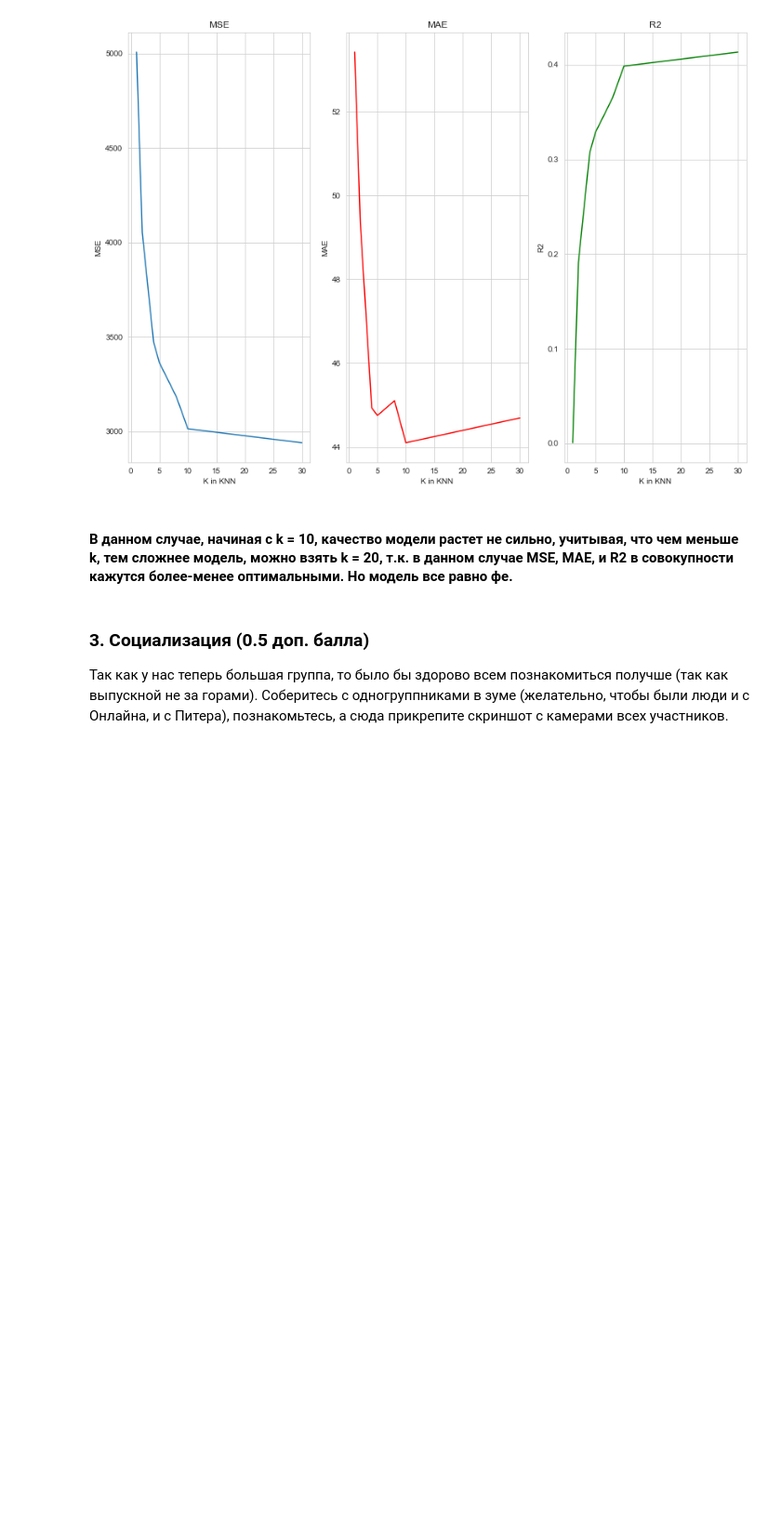
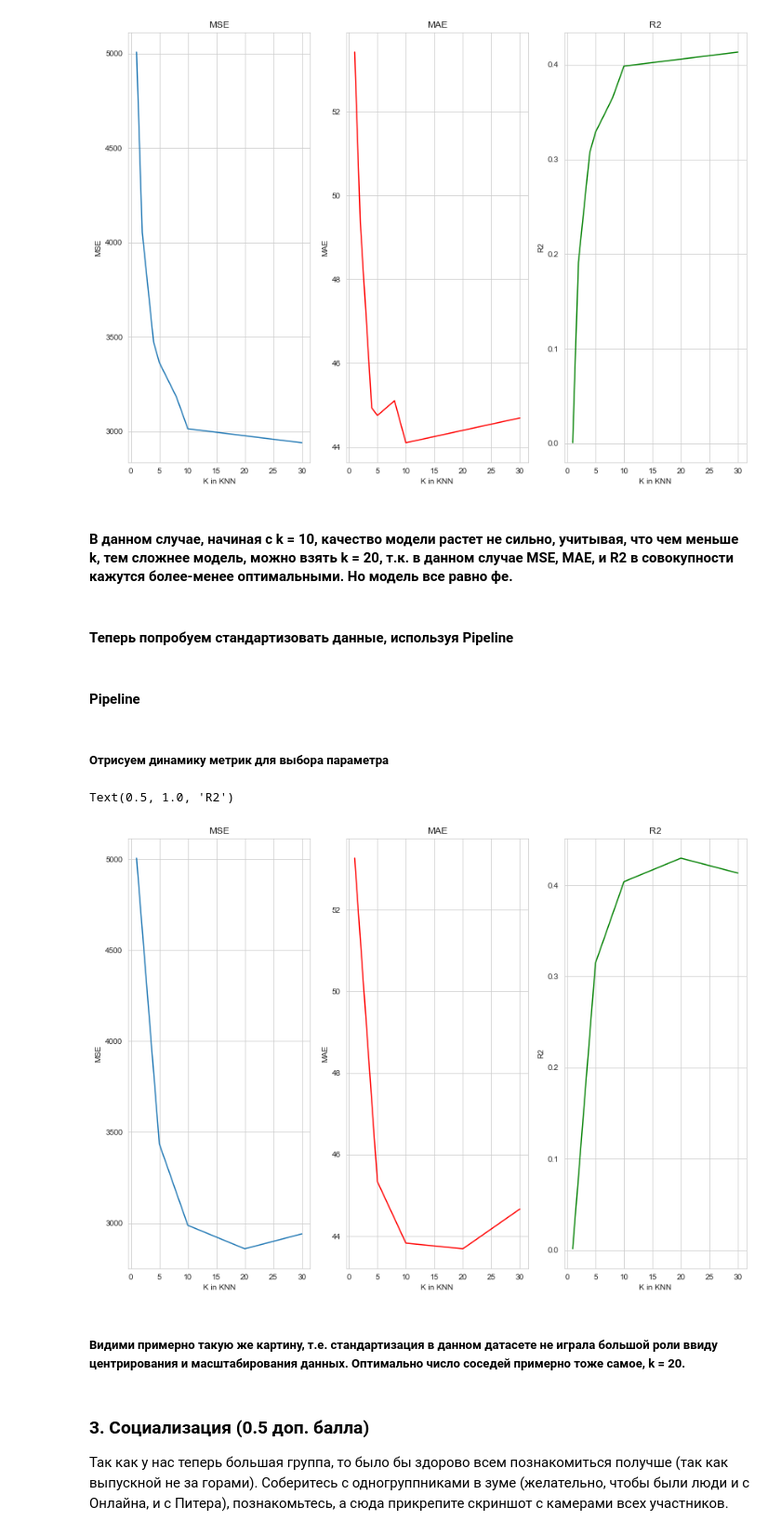
Before and after one commit to immbiochem/BI_ML_2021, a Jupyter notebook: kNN/code_folder/KNN.ipynb, the cells around one changed output. Shown at 93% size. Drawn from its saved outputs; the diff is of its cells as text; code cells hidden in the pictures; blank space fills up the shorter version.

```diff
--- a/kNN/code_folder/KNN.ipynb
+++ b/kNN/code_folder/KNN.ipynb
@@ -758,3 +756,5 @@ Text(0.5, 1.0, 'R2')
 [figure]
 # %% [markdown]
 #### В данном случае, начиная с k = 10, качество модели растет не сильно, учитывая, что чем меньше k, тем сложнее модель, можно взять k = 20, т.к. в данном случае MSE, MAE, и R2 в совокупности кажутся более-менее оптимальными. Но модель все равно фе.
+# %% [markdown]
+#### Теперь попробуем стандартизовать данные, используя Pipeline
@@ -761,3 +765,52 @@ Text(0.5, 1.0, 'R2')
+# %% [markdown]
+#### Pipeline
+# %%
+num_cols = list(X.columns)
+preprocessor = ColumnTransformer(transformers=[
+    ("scaler", StandardScaler(), num_cols)])
+
+n_neighbors = [1, 5, 10, 20, 30]
+metrics_r2 = []
+metrics_mse = []
+metrics_mae = []
+for k in n_neighbors:
+    knn_pipeline = Pipeline(steps=[
+                                            ("preprocessor", preprocessor),
+                                            ("knn_reg", KNeighborsRegressor(n_neighbors=k))
+                                        ])
+    knn_pipeline.fit(X_train, y_train)
+    y_pred = knn_pipeline.predict(X_test)
+    metrics_mse.append(mse(y_test.values, y_pred))
+    metrics_r2.append(r_squared(y_test.values, y_pred))
+    metrics_mae.append(mae(y_test.values, y_pred))
+# %% [markdown]
+##### Отрисуем динамику метрик для выбора параметра
+# %%
+params = n_neighbors
+plt.rcParams["figure.figsize"] = 14, 10
+# MSE
+plt.subplot(1, 3, 1)
+plt.plot(params, metrics_mse)
+plt.xlabel("K in KNN")
+plt.ylabel("MSE")
+plt.title("MSE")
+# MAE
+plt.subplot(1, 3, 2)
+plt.plot(params, metrics_mae, color = "red")
+plt.xlabel("K in KNN")
+plt.ylabel("MAE")
+plt.title("MAE")
+# R2
+plt.subplot(1, 3, 3)
+plt.plot(params, metrics_r2, color = "green")
+plt.xlabel("K in KNN")
+plt.ylabel("R2")
+plt.title("R2")
+# %% [output]
+Text(0.5, 1.0, 'R2')
+[figure, added]
+# %% [markdown]
+##### Видими примерно такую же картину, т.е. стандартизация в данном датасете не играла большой роли ввиду центрирования и масштабирования данных. Оптимально число соседей примерно тоже самое, k = 20.
 # %% [markdown]
 ### 3. Социализация (0.5 доп. балла)
 
```
Also changed, not shown: parts of 2 cells of this notebook.
